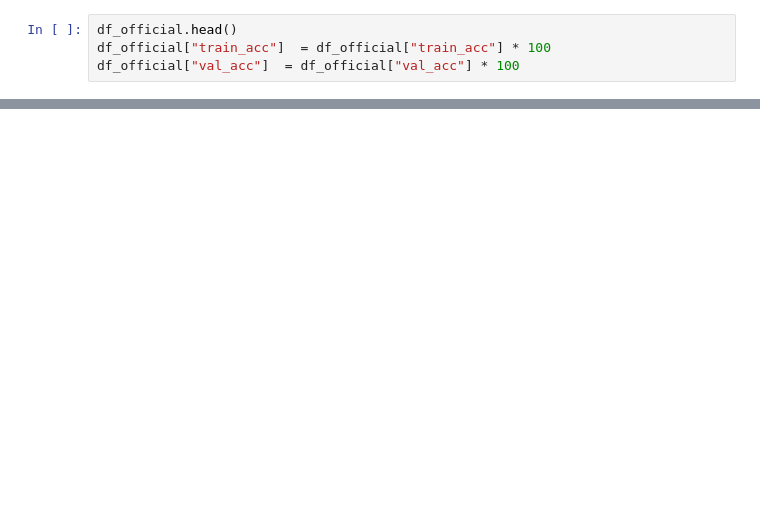
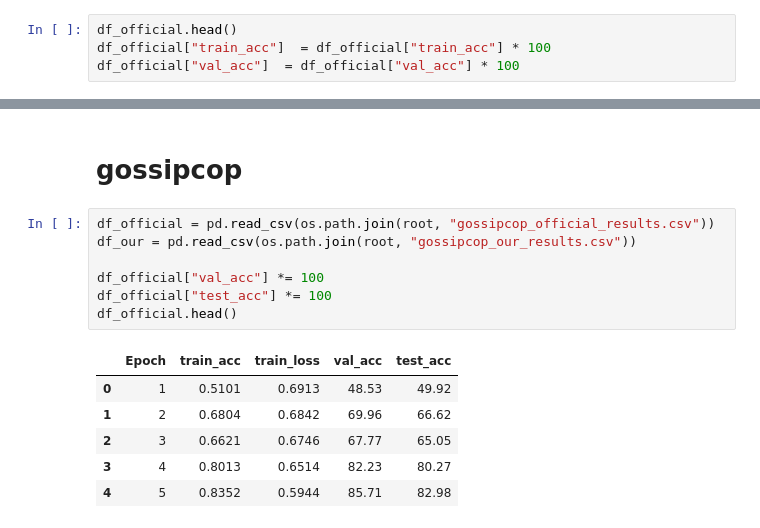
Before and after one commit to chaudatascience/fake_news_detection_gnns, a Jupyter notebook: src/notebooks/cora_charts.ipynb, the cells around one changed output, grey strips where cells are left out. Cells and saved outputs as stored; diff of their text form; blank space fills up the shorter version.

Commit message:
add result for gossipcop

```diff
--- a/src/notebooks/cora_charts.ipynb
+++ b/src/notebooks/cora_charts.ipynb
@@ -53,0 +45,16 @@ plt.setp(ax.get_legend().get_texts(), fontsize='15')
+# %% [markdown]
+# gossipcop
+# %%
+df_official = pd.read_csv(os.path.join(root, "gossipcop_official_results.csv"))
+df_our = pd.read_csv(os.path.join(root, "gossipcop_our_results.csv"))
+
+df_official["val_acc"] *= 100
+df_official["test_acc"] *= 100
+df_official.head()
+# %% [output]
+|  | Epoch | train_acc | train_loss | val_acc | test_acc |
+| 0 | 1 | 0.5101 | 0.6913 | 48.53 | 49.92 |
+| 1 | 2 | 0.6804 | 0.6842 | 69.96 | 66.62 |
+| 2 | 3 | 0.6621 | 0.6746 | 67.77 | 65.05 |
+| 3 | 4 | 0.8013 | 0.6514 | 82.23 | 80.27 |
+| 4 | 5 | 0.8352 | 0.5944 | 85.71 | 82.98 |
```
Also changed, not shown: parts of 10 cells of this notebook, 9 other files.
